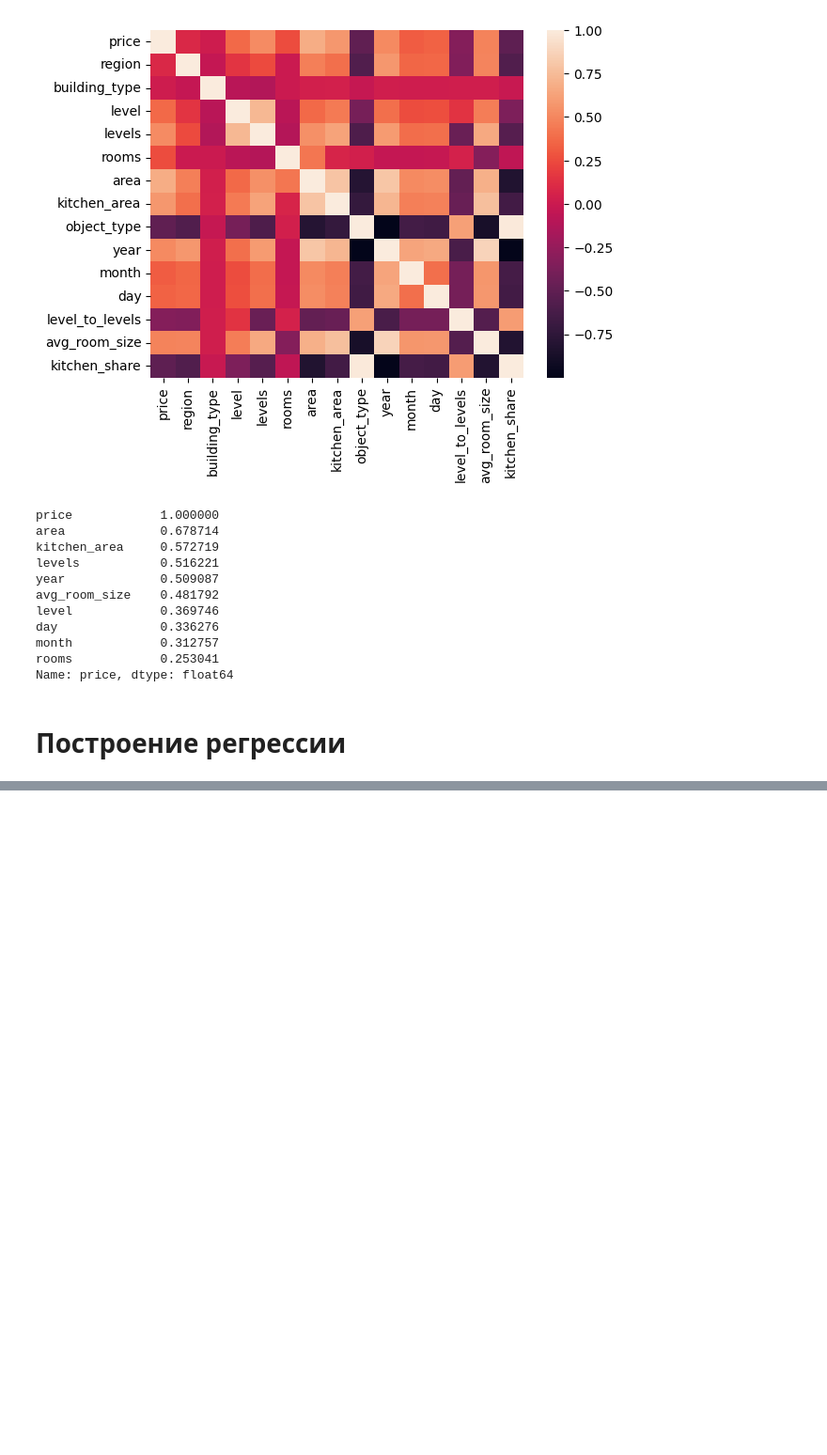
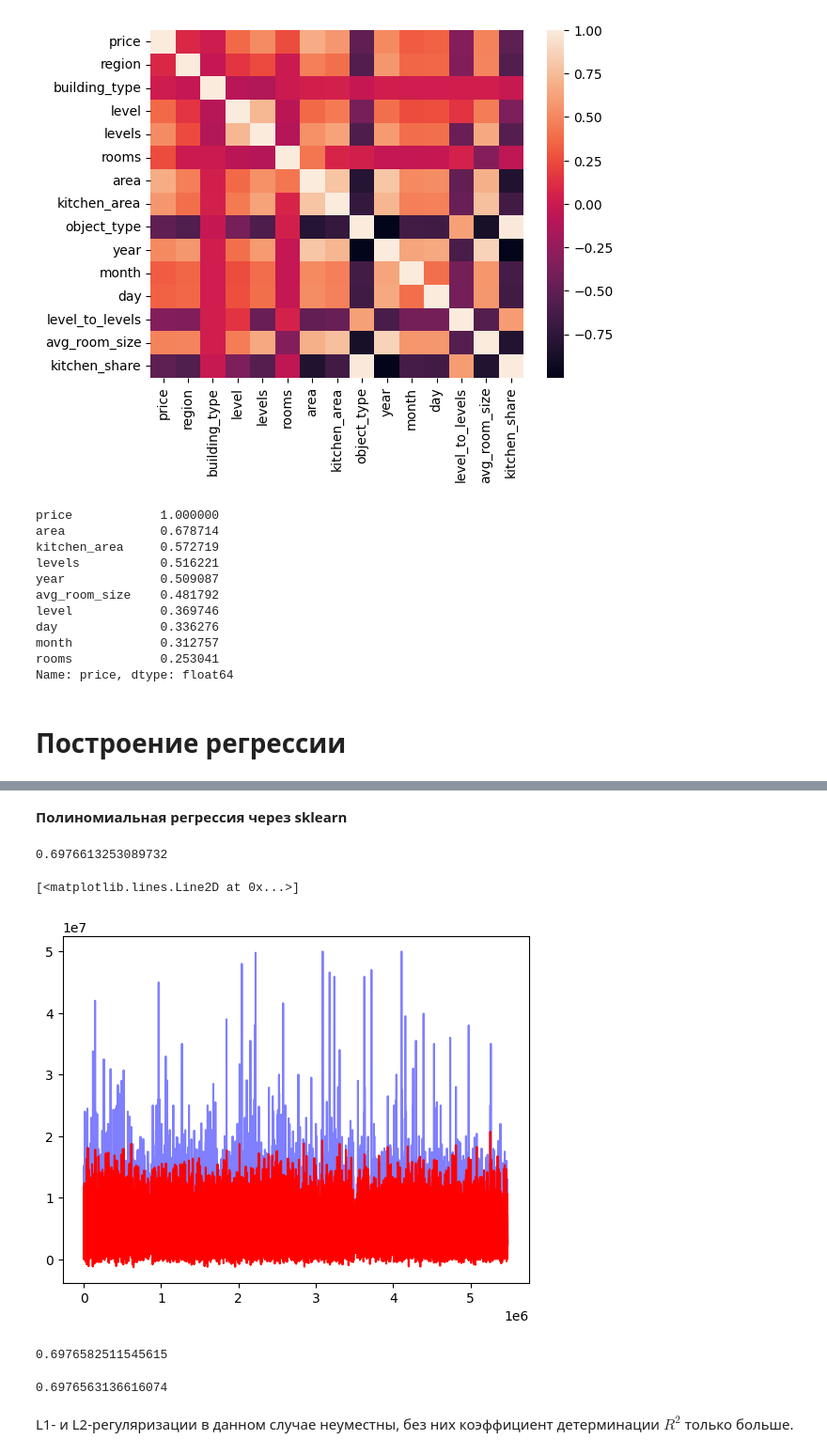
Before and after one commit to Lak1n26/pet-projects, a Jupyter notebook: Russia real estate prices/real_estate_analysis.ipynb, the cells around one changed output, grey strips where cells are left out. Shown: that part at 94% size. Cells and saved outputs as stored; diff of their text form; code cells hidden in the pictures; blank space fills up the shorter version.

```diff
--- a/Russia real estate prices/real_estate_analysis.ipynb
+++ b/Russia real estate prices/real_estate_analysis.ipynb
@@ -392,3 +306,5 @@ Notes:
 [1] Standard Errors assume that the covariance matrix of the errors is correctly specified.
 [2] The smallest eigenvalue is 7.36e-23. This might indicate that there are
 strong multicollinearity problems or that the design matrix is singular.
+# %% [markdown]
+**Полиномиальная регрессия через sklearn**
@@ -394,0 +317,77 @@ strong multicollinearity problems or that the design matrix is singular.
+# %%
+column_names = [
+    'building_type', 'level', 'levels', 'rooms', 'area',
+    'kitchen_area', 'object_type', 'year', 'month', 'day',
+    'level_to_levels', 'avg_room_size', 'kitchen_share',
+    'dist_to_center_of_Moscow'
+]
+
+X = moscow_df[column_names]
+y = moscow_df['price']
+
+X_train, X_test, Y_train, Y_test = train_test_split(X, y, train_size=0.7, random_state=1)
+
+lin_model = LinearRegression(fit_intercept=False).fit(X_train, Y_train)
+
+lin_model.fit(X_train, Y_train)
+y_predicted = lin_model.predict(X_test)
+r2_score(Y_test, y_predicted)
+# %% [output]
+0.6976613253089732
+# %%
+plt.plot(X_test.sort_index().index, Y_test, c='b', alpha=0.5)
+plt.plot(X_test.sort_index().index, y_predicted, c='r')
+# %% [output]
+[<matplotlib.lines.Line2D at 0x...>]
+[figure, added]
+# %%
+# с L2-Регуляризацией
+from sklearn.model_selection import GridSearchCV
+
+column_names = [
+    'building_type', 'level', 'levels', 'rooms', 'area',
+    'kitchen_area', 'object_type', 'year', 'month', 'day',
+    'level_to_levels', 'avg_room_size', 'kitchen_share',
+    'dist_to_center_of_Moscow'
+]
+
+X = moscow_df[column_names]
+y = moscow_df['price']
+
+X_train, X_test, Y_train, Y_test = train_test_split(X, y, train_size=0.7, random_state=1)
+
+lasso_model = Lasso(alpha=15)
+
+lasso_model.fit(X_train, Y_train)
+
+fin_res = lasso_model.predict(X_test)
+
+r2_score(Y_test, fin_res)
+# %% [output]
+0.6976582511545615
+# %%
+# с L1-Регуляризацией
+column_names = [
+    'building_type', 'level', 'levels', 'rooms', 'area',
+    'kitchen_area', 'object_type', 'year', 'month', 'day',
+    'level_to_levels', 'avg_room_size', 'kitchen_share',
+    'dist_to_center_of_Moscow'
+]
+
+X = moscow_df[column_names]
+y = moscow_df['price']
+
+X_train, X_test, Y_train, Y_test = train_test_split(X, y, train_size=0.7, random_state=1)
+
+
+ridge_model = Ridge(alpha=15)
+
+ridge_model.fit(X_train, Y_train)
+
+fin_res = ridge_model.predict(X_test)
+
+r2_score(Y_test, fin_res)
+# %% [output]
+0.6976563136616074
+# %% [markdown]
+L1- и L2-регуляризации в данном случае неуместны, без них коэффициент детерминации $R^2$ только больше.
```
Also changed, not shown: parts of 9 cells of this notebook.
